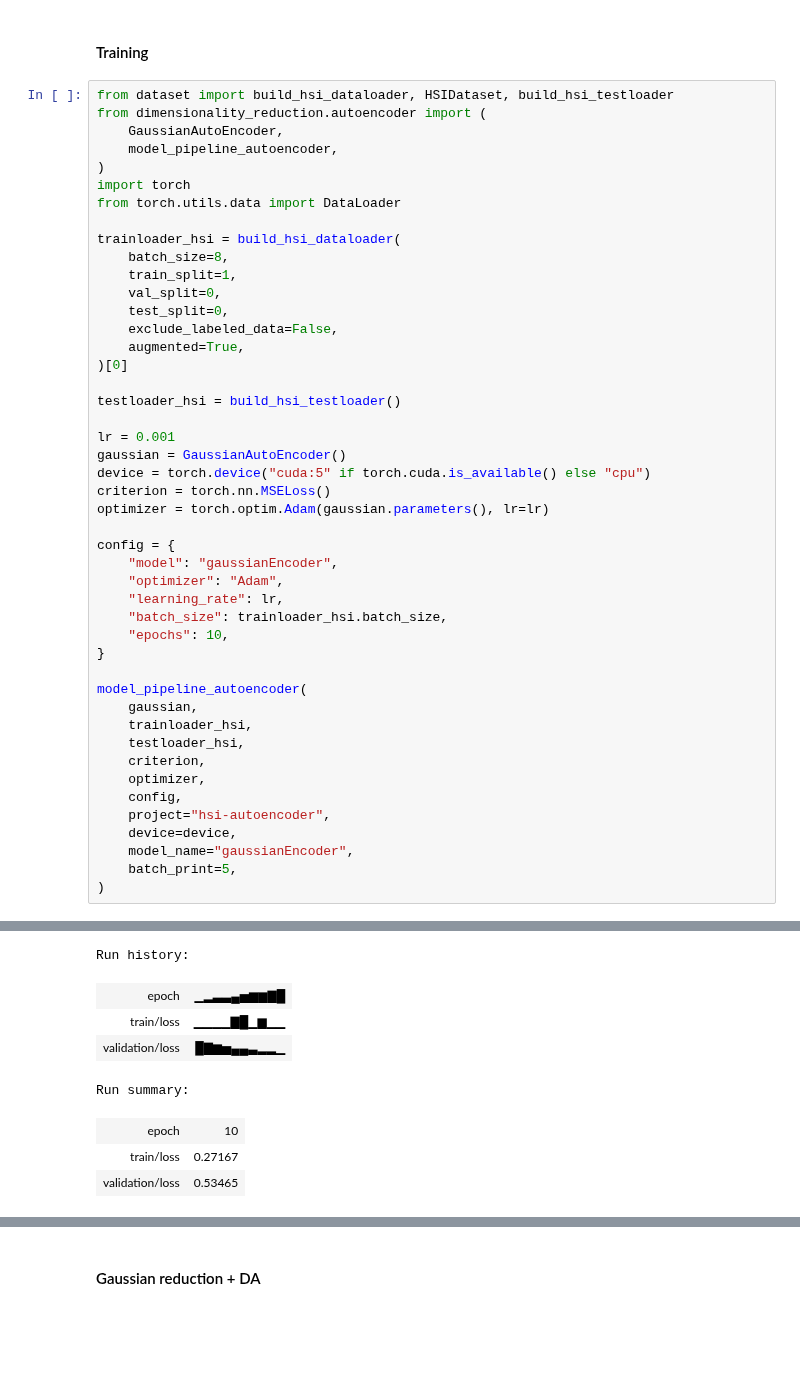
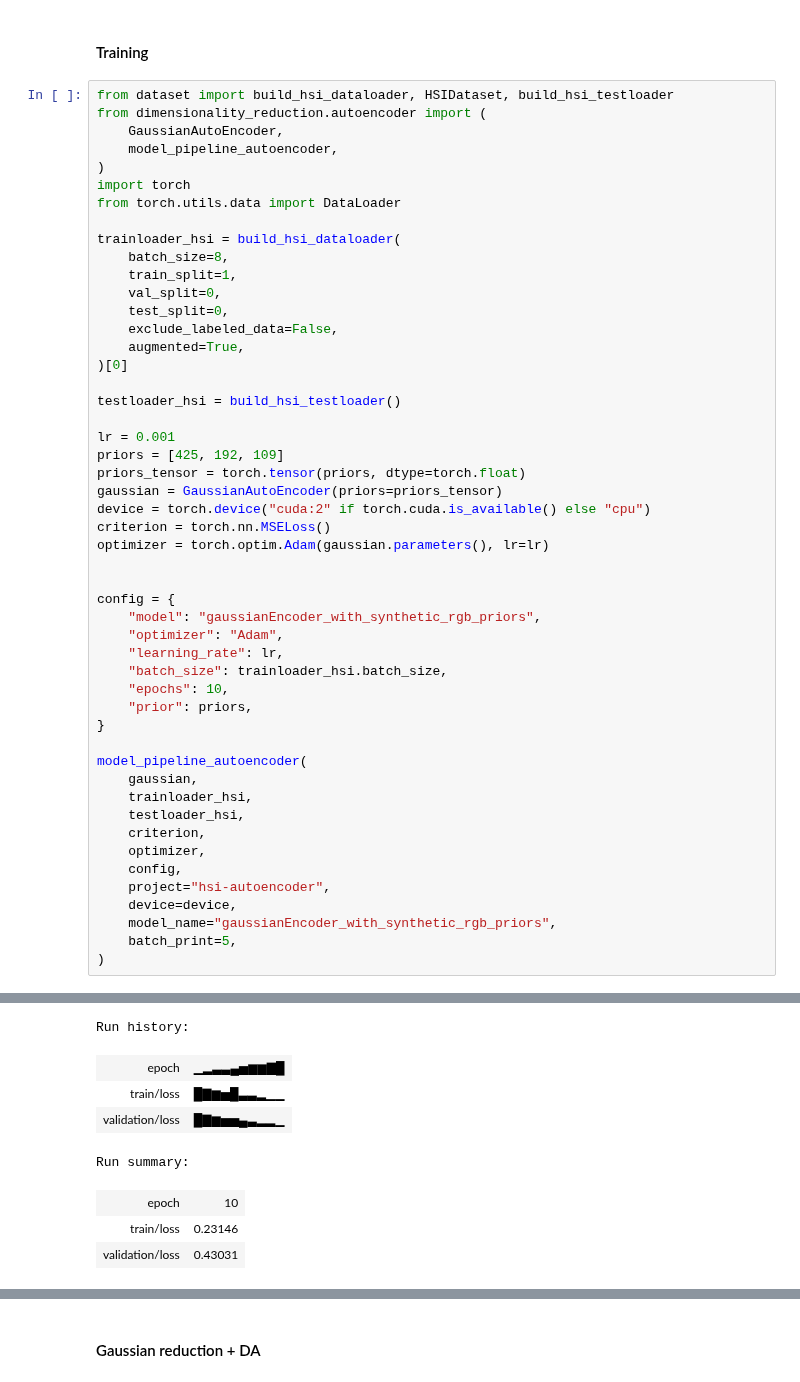
Before and after one commit to TimMachTUM/hsi-brain-segmentation, a Jupyter notebook: domain-adaptation.ipynb, the cells around one changed output, grey strips where cells are left out. Saved outputs shown, nothing was run; the diff lists cells and outputs as text; blank space fills up the shorter version.

```diff
--- a/domain-adaptation.ipynb
+++ b/domain-adaptation.ipynb
@@ -556,17 +572,21 @@ trainloader_hsi = build_hsi_dataloader(
 testloader_hsi = build_hsi_testloader()
 
 lr = 0.001
-gaussian = GaussianAutoEncoder()
-device = torch.device("cuda:5" if torch.cuda.is_available() else "cpu")
+priors = [425, 192, 109]
+priors_tensor = torch.tensor(priors, dtype=torch.float)
+gaussian = GaussianAutoEncoder(priors=priors_tensor)
+device = torch.device("cuda:2" if torch.cuda.is_available() else "cpu")
 criterion = torch.nn.MSELoss()
 optimizer = torch.optim.Adam(gaussian.parameters(), lr=lr)
 
+
 config = {
-    "model": "gaussianEncoder",
+    "model": "gaussianEncoder_with_synthetic_rgb_priors",
     "optimizer": "Adam",
     "learning_rate": lr,
     "batch_size": trainloader_hsi.batch_size,
     "epochs": 10,
+    "prior": priors,
 }
 
 model_pipeline_autoencoder(
@@ -578,7 +598,7 @@ model_pipeline_autoencoder(
     config,
     project="hsi-autoencoder",
     device=device,
-    model_name="gaussianEncoder",
+    model_name="gaussianEncoder_with_synthetic_rgb_priors",
     batch_print=5,
 )
 # %% [output]
@@ -610,11 +630,11 @@ Epoch 10, Validation Loss: 0.5346
 Run history:
 | epoch | ▁▂▃▃▄▅▆▆▇█ |
-| train/loss | ▁▁▁▁▇█▁▆▁▁ |
-| validation/loss | █▇▆▅▄▄▃▂▂▁ |
+| train/loss | █▇▆▅█▃▃▂▁▁ |
+| validation/loss | █▇▆▅▅▄▃▂▂▁ |
 Run summary:
 | epoch | 10 |
-| train/loss | 0.27167 |
-| validation/loss | 0.53465 |
+| train/loss | 0.23146 |
+| validation/loss | 0.43031 |
 ... (3 outputs left out)
 # %% [markdown]
 #### Gaussian reduction + DA
```
Also changed, not shown: parts of 6 cells of this notebook, 4 other files.
